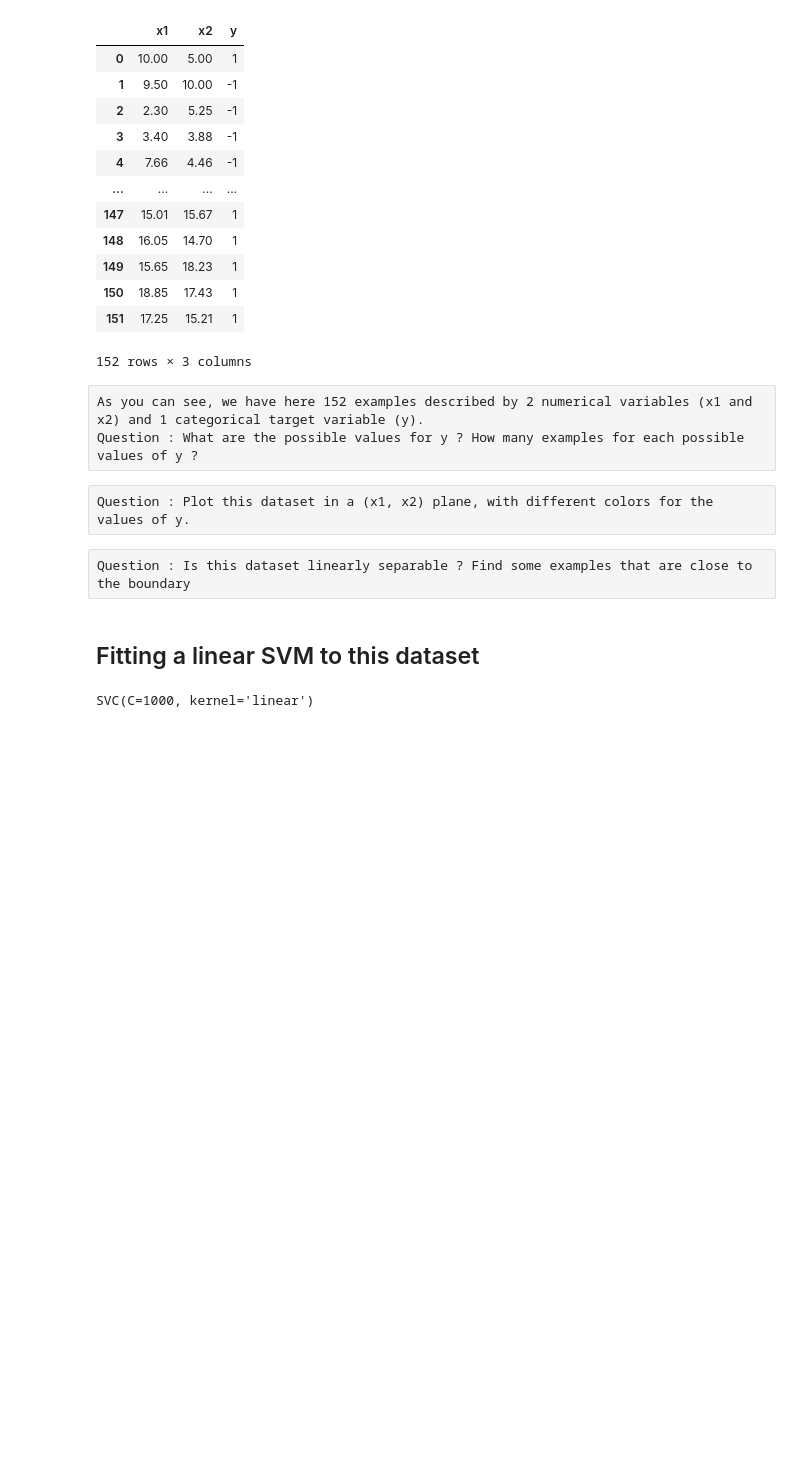
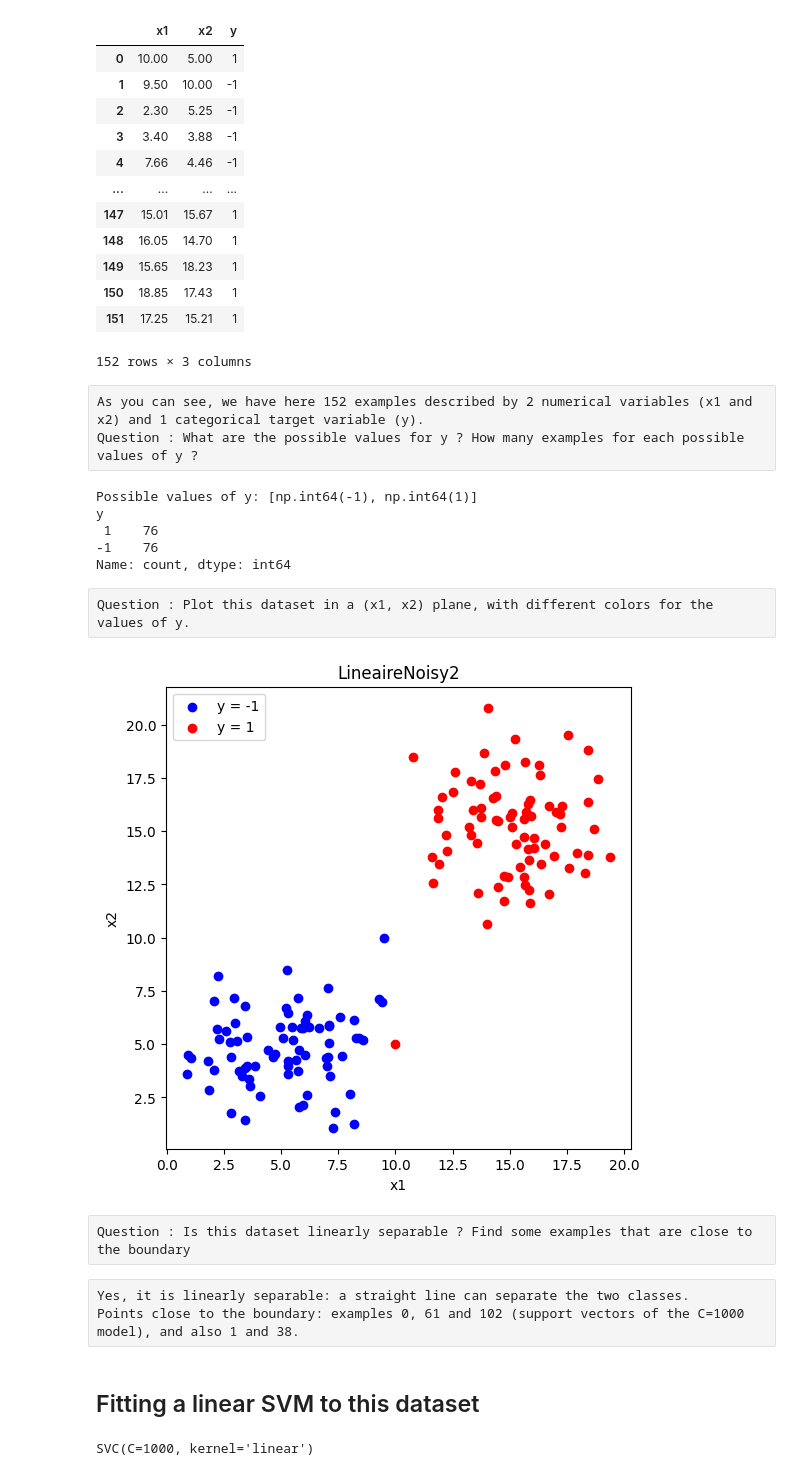
Before and after one commit to waseemjaved755/Supervised-Learning-Hands-on, a Jupyter notebook: TP_SVM_student.ipynb, the cells around one changed output. Saved outputs shown, nothing was run; the diff lists cells and outputs as text; code cells hidden in the pictures; blank space fills up the shorter version.

```diff
--- a/TP_SVM_student.ipynb
+++ b/TP_SVM_student.ipynb
@@ -31,9 +35,33 @@ dataset
 # %% [raw]
 As you can see, we have here 152 examples described by 2 numerical variables (x1 and x2) and 1 categorical target variable (y).
 Question : What are the possible values for y ? How many examples for each possible values of y ?
+# %%
+print("Possible values of y:", sorted(dataset.y.unique()))
+print(dataset.y.value_counts())
+# Answer: y is -1 or +1, 76 examples of each.
+# %% [output]
+Possible values of y: [np.int64(-1), np.int64(1)]
+y
+ 1    76
+-1    76
+Name: count, dtype: int64
 # %% [raw]
 Question : Plot this dataset in a (x1, x2) plane, with different colors for the values of y.
+# %%
+plt.figure(figsize=(6, 6))
+plt.scatter(dataset.x1[dataset.y == -1], dataset.x2[dataset.y == -1], c="blue", label="y = -1")
+plt.scatter(dataset.x1[dataset.y == 1], dataset.x2[dataset.y == 1], c="red", label="y = 1")
+plt.xlabel("x1")
+plt.ylabel("x2")
+plt.legend()
+plt.title("LineaireNoisy2")
+plt.show()
+# %% [output]
+[figure, added]
 # %% [raw]
 Question : Is this dataset linearly separable ? Find some examples that are close to the boundary
+# %% [raw]
+Yes, it is linearly separable: a straight line can separate the two classes.
+Points close to the boundary: examples 0, 61 and 102 (support vectors of the C=1000 model), and also 1 and 38.
 # %% [markdown]
 ## Fitting a linear SVM to this dataset
```
Also changed, not shown: parts of 45 cells of this notebook, 4 other files.
